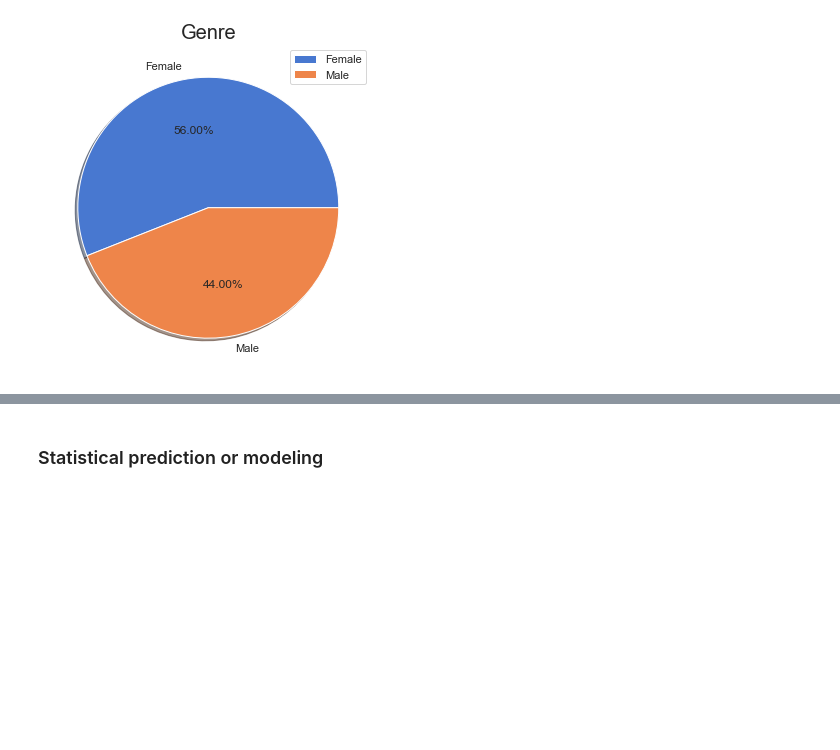
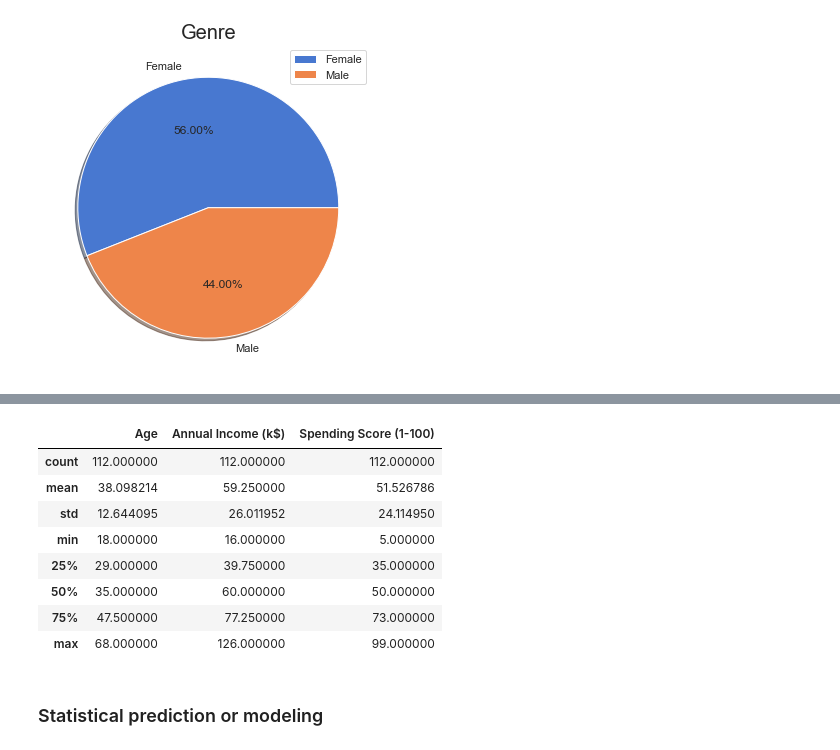
Before and after one commit to VictorSMonteiro/Projeto-Especial---Segmenta-ao-do-Clientes-, a Jupyter notebook: Teste Projeto.ipynb, the cells around one changed output, grey strips where cells are left out. Saved outputs shown, nothing was run; the diff lists cells and outputs as text; code cells hidden in the pictures; blank space fills up the shorter version.

```diff
--- a/Teste Projeto.ipynb
+++ b/Teste Projeto.ipynb
@@ -294,3 +316,20 @@ plt.show()
+# %%
+#   Cria o dataframe 'dffemales', usando os dados contidos em df
+#   Usa-se o método str(método string) e dentro dele o método contains para pegar parte da string desejada ("Female").
+#   A nível de legibilidade, coloca-se True na validação do retorno do método,
+#   mas não é obrigatorio pois o próprio método já retorna True ou False.
+dffemales = df[df['Genre'].str.contains("Female") == True]
+dffemales.describe()
+# %% [output]
+|  | Age | Annual Income (k$) | Spending Score (1-100) |
+| count | 112.000000 | 112.000000 | 112.000000 |
+| mean | 38.098214 | 59.250000 | 51.526786 |
+| std | 12.644095 | 26.011952 | 24.114950 |
+| min | 18.000000 | 16.000000 | 5.000000 |
+| 25% | 29.000000 | 39.750000 | 35.000000 |
+| 50% | 35.000000 | 60.000000 | 50.000000 |
+| 75% | 47.500000 | 77.250000 | 73.000000 |
+| max | 68.000000 | 126.000000 | 99.000000 |
 # %% [markdown]
 ### Statistical prediction or modeling
 # %%
```
Also changed, not shown: parts of 9 cells of this notebook.
